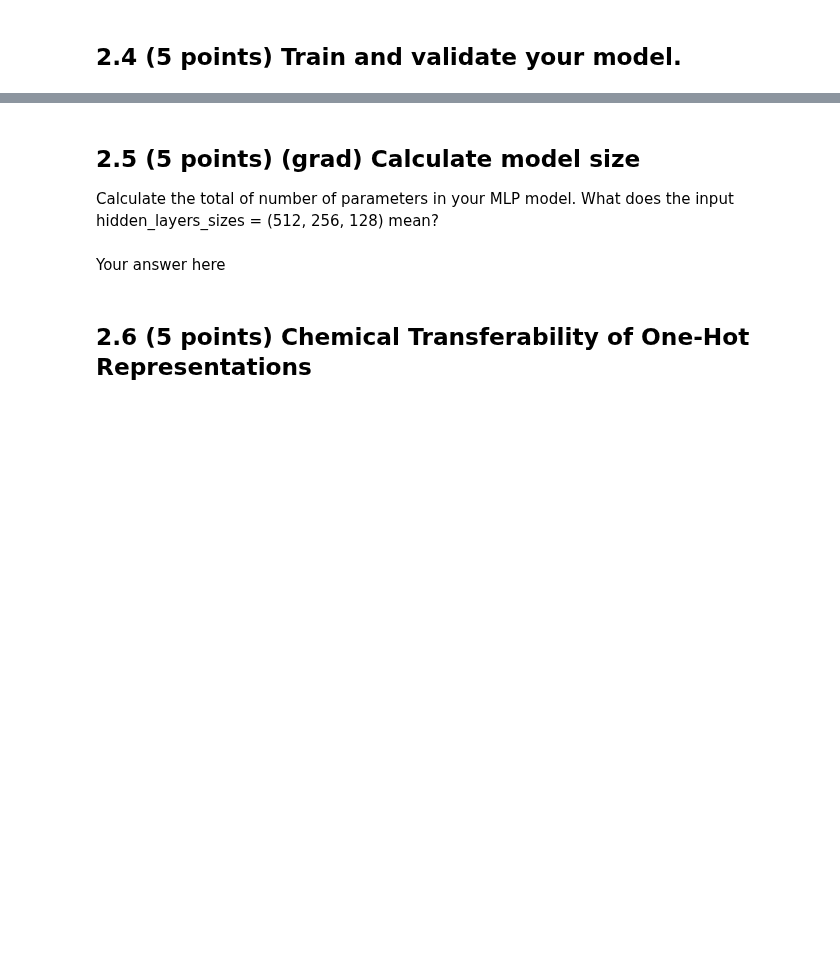
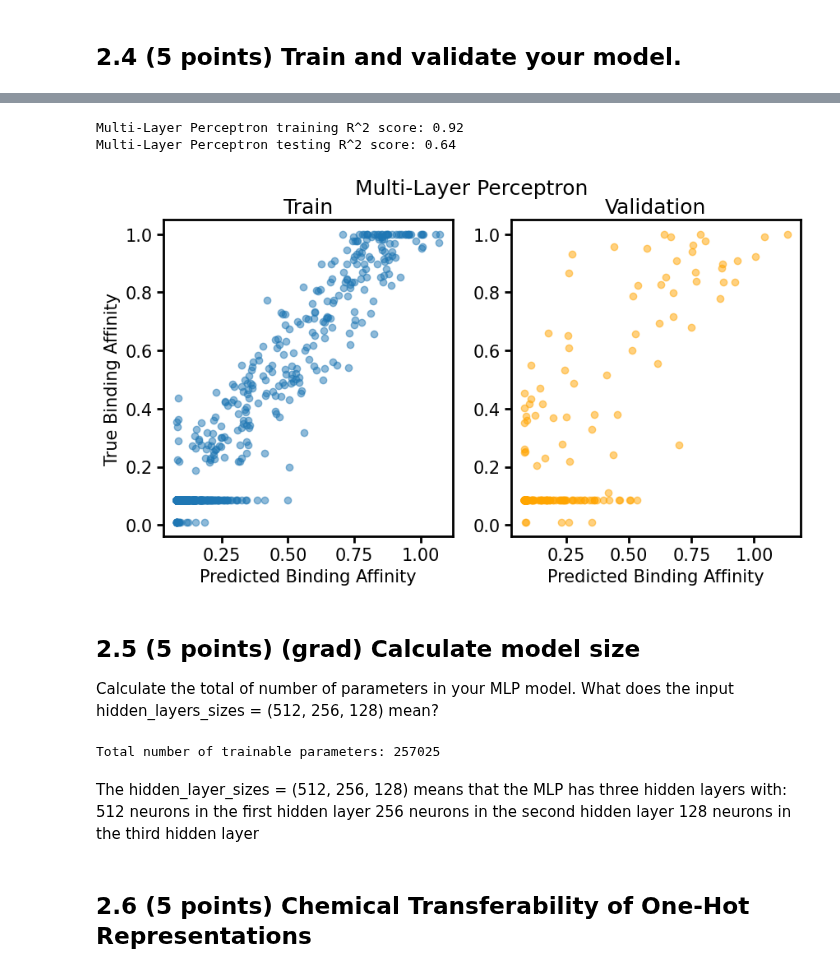
Before and after one commit to kexindon/ML4MolEng, a Jupyter notebook: psets/ps1-bio/pset1_kd.ipynb, the cells around one changed output, grey strips where cells are left out. Cells and saved outputs as stored; diff of their text form; code cells hidden in the pictures; blank space fills up the shorter version.

```diff
--- a/psets/ps1-bio/pset1_kd.ipynb
+++ b/psets/ps1-bio/pset1_kd.ipynb
@@ -679,14 +732,15 @@ We define your device, model, and epochs; fill in the optimizer and loss functio
 ########### Code #############
 
 # device to train on
-device = 'cuda:0'
+device = 'mps'
 # define your model
-model = BindingMLP(in_features=180).to(device)
+# Specify the layers argument with a list of integers representing the number of neurons in each layer
+model = BindingMLP(in_features=180, layers=[512, 256, 128], activation='relu').to(device)
 
 # define your optimizer
-optimizer = # Fill in
+optimizer = torch.optim.Adam(model.parameters(), weight_decay=0.01)
 # define your loss function
-loss_fn = # Fill in
+loss_fn = torch.nn.MSELoss()
 
 # define number of epochs
 epochs = 250
@@ -803,38 +858,46 @@ plt.legend()
 # %%
 ########### Code #############
 from sklearn.metrics import r2_score
 
+model.eval()
+yhat_train = model(torch.Tensor(X_subtrain).to(device)).squeeze().cpu().detach().numpy()
+yhat_val = model(torch.Tensor(X_val).to(device)).squeeze().cpu().detach().numpy()
+
 fig, ax = plt.subplots(nrows=1, ncols=2, figsize=(10, 5))
-yhat_train = # Fill in
-yhat_val = # Fill in
-
-yhat_train = yhat_train.cpu().detach().numpy()
-yhat_val = yhat_val.cpu().detach().numpy()
 ax[0].scatter(yhat_train, y_subtrain, label='Train', alpha=0.5)
 ax[1].scatter(yhat_val, y_val, label='Test', alpha=0.5, c='orange')
 
 ax[0].set_ylabel("True Binding Affinity")
 ax[0].set_xlabel("Predicted Binding Affinity")
 ax[1].set_xlabel("Predicted Binding Affinity")
 ax[0].set_title('Train')
 ax[1].set_title('Validation')
 fig.suptitle('Multi-Layer Perceptron')
 
 print("Multi-Layer Perceptron training R^2 score: {:.2f}".format(r2_score(y_subtrain, yhat_train)))
 print("Multi-Layer Perceptron testing R^2 score: {:.2f}".format((r2_score(y_val, yhat_val))))
 
 ########### Code #############
+# %% [output]
+Multi-Layer Perceptron training R^2 score: 0.92
+Multi-Layer Perceptron testing R^2 score: 0.64
+[figure, added]
 # %% [markdown]
 ## 2.5 (5 points) (grad) Calculate model size
 
 Calculate the total of number of parameters in your MLP model. What does the input hidden_layers_sizes = (512, 256, 128) mean?
 # %%
 ########## Answer ############
-
-
+total_params = sum(p.numel() for p in model.parameters() if p.requires_grad)
+print("Total number of trainable parameters:", total_params)
 ########## Answer ############
+# %% [output]
+Total number of trainable parameters: 257025
 # %% [markdown]
-Your answer here
+The hidden_layer_sizes = (512, 256, 128) means that the MLP has three hidden layers with:
+512 neurons in the first hidden layer
+256 neurons in the second hidden layer
+128 neurons in the third hidden layer
 # %% [markdown]
 ## 2.6 (5 points) Chemical Transferability of One-Hot Representations
 # %%
```
Also changed, not shown: parts of 20 cells of this notebook, 6 other files.
